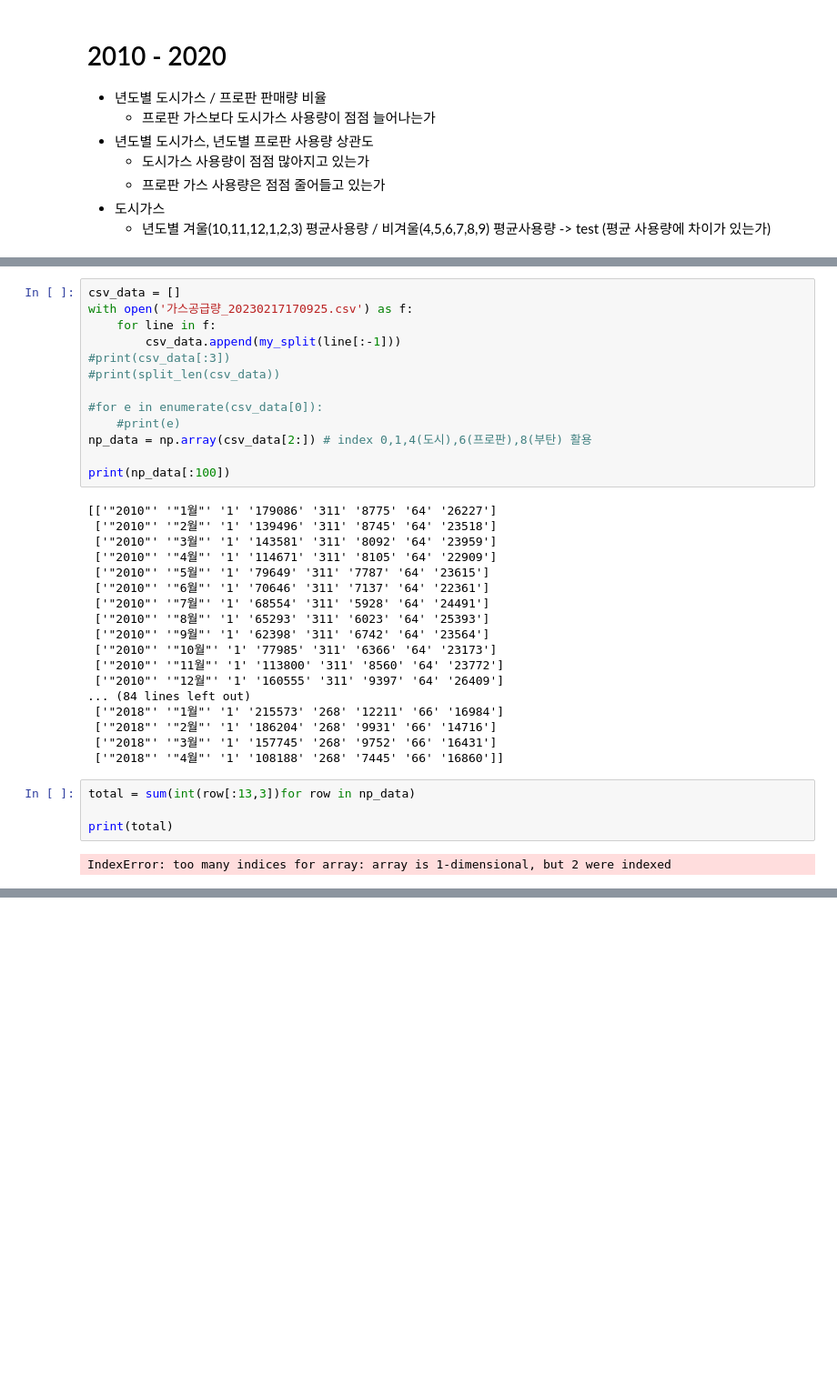
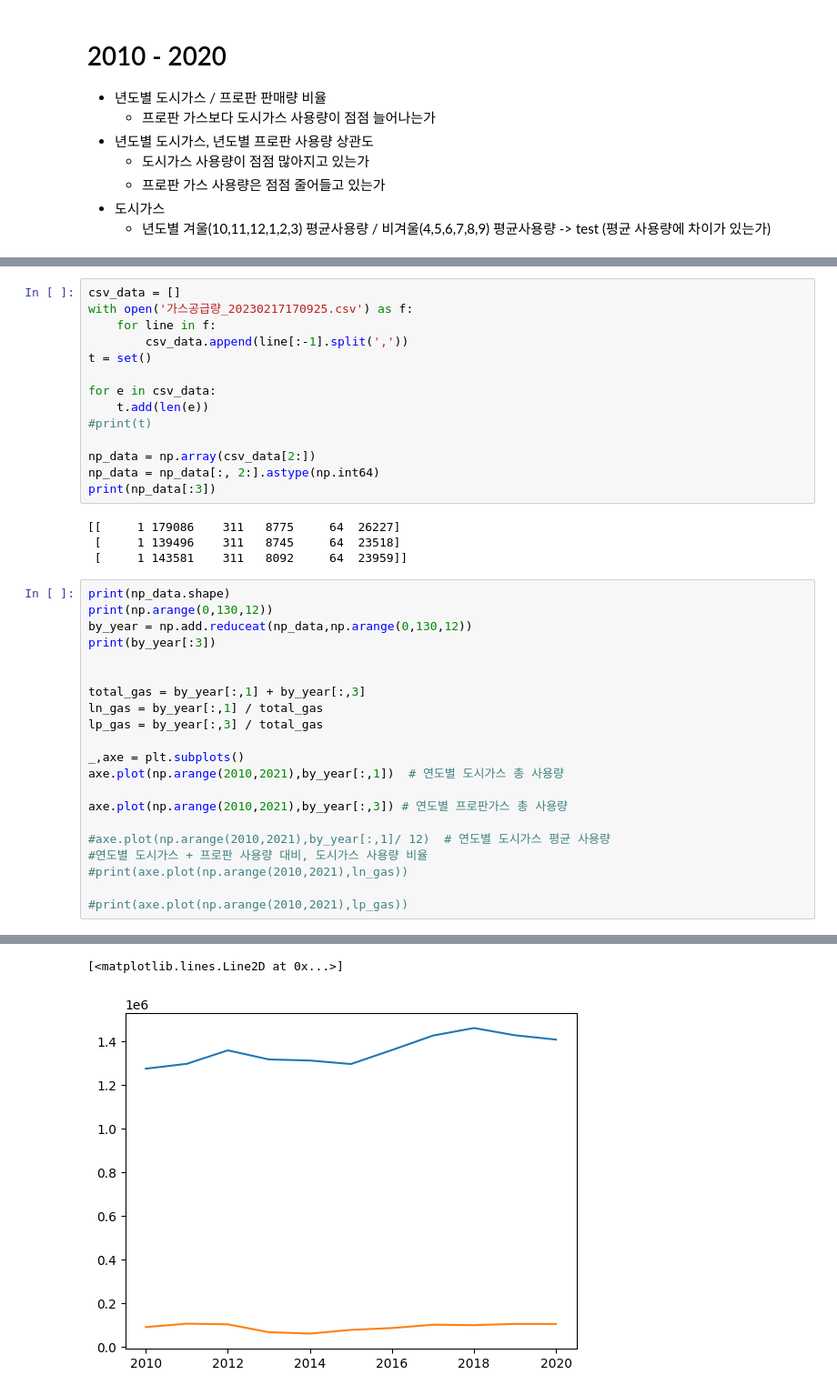
Before and after one commit to leesfact/AWS_JAVA, a Jupyter notebook: Python/AWS - DAY14_gag.ipynb, the cells around one changed output, grey strips where cells are left out. Shown at 91% size. Cells and saved outputs as stored; diff of their text form; blank space fills up the shorter version.

```diff
--- a/Python/AWS - DAY14_gag.ipynb
+++ b/Python/AWS - DAY14_gag.ipynb
@@ -45,36 +47,39 @@ def split_len(data_list):
 csv_data = []
 with open('가스공급량_20230217170925.csv') as f:
     for line in f:
-        csv_data.append(my_split(line[:-1]))
-#print(csv_data[:3])
-#print(split_len(csv_data))
+        csv_data.append(line[:-1].split(','))
+t = set()
 
-#for e in enumerate(csv_data[0]):
-    #print(e)
-np_data = np.array(csv_data[2:]) # index 0,1,4(도시),6(프로판),8(부탄) 활용
+for e in csv_data:
+    t.add(len(e))
+#print(t)
 
-print(np_data[:100])
+np_data = np.array(csv_data[2:])
+np_data = np_data[:, 2:].astype(np.int64)
+print(np_data[:3])
 # %% [output]
-[['"2010"' '"1월"' '1' '179086' '311' '8775' '64' '26227']
- ['"2010"' '"2월"' '1' '139496' '311' '8745' '64' '23518']
- ['"2010"' '"3월"' '1' '143581' '311' '8092' '64' '23959']
- ['"2010"' '"4월"' '1' '114671' '311' '8105' '64' '22909']
- ['"2010"' '"5월"' '1' '79649' '311' '7787' '64' '23615']
- ['"2010"' '"6월"' '1' '70646' '311' '7137' '64' '22361']
- ['"2010"' '"7월"' '1' '68554' '311' '5928' '64' '24491']
- ['"2010"' '"8월"' '1' '65293' '311' '6023' '64' '25393']
- ['"2010"' '"9월"' '1' '62398' '311' '6742' '64' '23564']
- ['"2010"' '"10월"' '1' '77985' '311' '6366' '64' '23173']
- ['"2010"' '"11월"' '1' '113800' '311' '8560' '64' '23772']
- ['"2010"' '"12월"' '1' '160555' '311' '9397' '64' '26409']
-... (84 lines left out)
- ['"2018"' '"1월"' '1' '215573' '268' '12211' '66' '16984']
- ['"2018"' '"2월"' '1' '186204' '268' '9931' '66' '14716']
- ['"2018"' '"3월"' '1' '157745' '268' '9752' '66' '16431']
- ['"2018"' '"4월"' '1' '108188' '268' '7445' '66' '16860']]
+[[     1 179086    311   8775     64  26227]
+ [     1 139496    311   8745     64  23518]
+ [     1 143581    311   8092     64  23959]]
-# %%
-total = sum(int(row[:13,3])for row in np_data)
-
-print(total)
-# %% [output]
-IndexError: too many indices for array: array is 1-dimensional, but 2 were indexed
+# %%
+print(np_data.shape)
+print(np.arange(0,130,12))
+by_year = np.add.reduceat(np_data,np.arange(0,130,12))
+print(by_year[:3])
+
+
+total_gas = by_year[:,1] + by_year[:,3]
+ln_gas = by_year[:,1] / total_gas
+lp_gas = by_year[:,3] / total_gas
+
+_,axe = plt.subplots()
+axe.plot(np.arange(2010,2021),by_year[:,1])  # 연도별 도시가스 총 사용량
+
+axe.plot(np.arange(2010,2021),by_year[:,3]) # 연도별 프로판가스 총 사용량
+
+#axe.plot(np.arange(2010,2021),by_year[:,1]/ 12)  # 연도별 도시가스 평균 사용량
+#연도별 도시가스 + 프로판 사용량 대비, 도시가스 사용량 비율
+#print(axe.plot(np.arange(2010,2021),ln_gas))
+
+#print(axe.plot(np.arange(2010,2021),lp_gas))
+# %% [output]
@@ -80,0 +91,2 @@ IndexError: too many indices for array: array is 1-dimensional, but 2 were index
+[<matplotlib.lines.Line2D at 0x...>]
+[figure, added]
```
Also changed, not shown: parts of 7 cells of this notebook, 9 other files.
